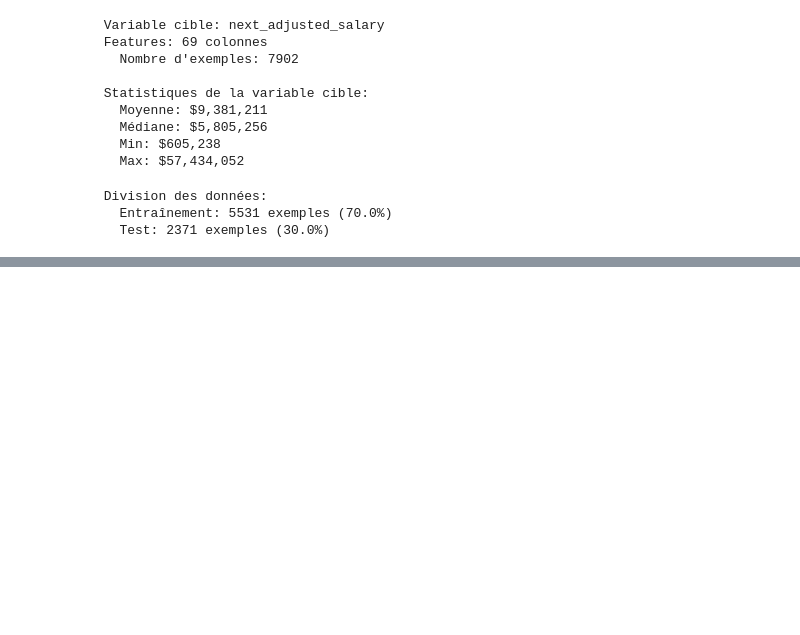
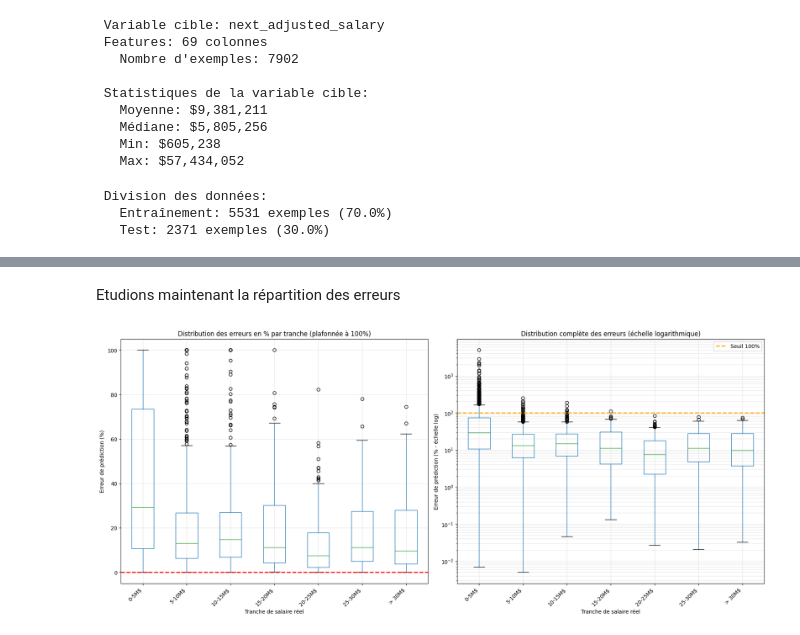
Before and after one commit to ElliotLunati/NBA_stats, a Jupyter notebook: main_elliot.ipynb, the cells around one changed output, grey strips where cells are left out. Drawn from its saved outputs; the diff is of its cells as text; code cells hidden in the pictures; blank space fills up the shorter version.

Commit message:
Approfondissement de l'analyse du modèle RandomForest sur la prédiction des salaires

```diff
--- a/main_elliot.ipynb
+++ b/main_elliot.ipynb
@@ -36,9 +41,9 @@ Aperçu des colonnes:
 # %%
-# Afficher les infos du dataframe
+# On regarde le nombre de personnes par tranche de salaire ajusté (ajusté à l'inflation)
 
 # Créer des tranches de salaire personnalisées
-salary_brackets = [0, 300000, 1000000, 5000000, 10000000, 15000000, 20000000, 25000000, 30000000, 35000000, 40000000, 45000000, 50000000, float('inf')]
-salary_bracket_labels = ['<300K', '300K-1M', '1M-5M', '5M-10M', '10M-15M', '15M-20M', '20M-25M', '25M-30M', '30M-35M', '35M-40M', '40M-45M', '45M-50M', '>50M']
+salary_brackets = [0, 600000, 1000000, 5000000, 10000000, 15000000, 20000000, 25000000, 30000000, 35000000, 40000000, 45000000, 50000000, float('inf')]
+salary_bracket_labels = ['<600K', '600K-1M', '1M-5M', '5M-10M', '10M-15M', '15M-20M', '20M-25M', '25M-30M', '30M-35M', '35M-40M', '40M-45M', '45M-50M', '>50M']
 
 # Catégoriser les salaires ajustés
 df['salary_bracket'] = pd.cut(df['adjusted_salary'], bins=salary_brackets, labels=salary_bracket_labels, include_lowest=True)
@@ -278,0 +335,54 @@ print("="*60)
+# %% [markdown]
+Etudions maintenant la répartition des erreurs
+# %%
+# Créer des tranches de salaire pour analyser les erreurs
+salary_brackets = [0, 5_000_000, 10_000_000, 15_000_000, 20_000_000, 25_000_000, 30_000_000, float('inf')]
+salary_bracket_labels = ['0-5M$', '5-10M$', '10-15M$', '15-20M$', '20-25M$', '25-30M$', '> 30M$']
+
+# Binning des salaires de test
+y_test_binned = pd.cut(y_test, bins=salary_brackets, labels=salary_bracket_labels)
+
+# Calculer les erreurs en pourcentage (plafonnées à 100%)
+error_pct = (errors.abs() / y_test) * 100
+error_pct = error_pct.clip(upper=100)  # Plafonner à 100%
+
+# Créer le DataFrame d'analyse
+error_analysis_pct = pd.DataFrame({
+    'error_pct': error_pct,
+    'salary_range': y_test_binned
+})
+
+# Créer deux subplots pour mieux visualiser
+fig, (ax1, ax2) = plt.subplots(1, 2, figsize=(18, 8))
+
+# Graphique 1: Vue normale (plafonnée à 100%)
+error_analysis_pct.boxplot(column='error_pct', by='salary_range', ax=ax1)
+ax1.set_xlabel('Tranche de salaire réel')
+ax1.set_ylabel('Erreur de prédiction (%)')
+ax1.set_title('Distribution des erreurs en % par tranche (plafonnée à 100%)')
+ax1.set_xticklabels(ax1.get_xticklabels(), rotation=45, ha='right')
+ax1.axhline(y=0, color='r', linestyle='--', linewidth=2)
+ax1.set_ylim(-5, 105)
+ax1.grid(True, alpha=0.3)
+
+# Graphique 2: Vue complète (erreurs non plafonnées)
+error_pct_full = (errors.abs() / y_test) * 100  # Sans plafonnement
+error_analysis_full = pd.DataFrame({
+    'error_pct': error_pct_full,
+    'salary_range': y_test_binned
+})
+error_analysis_full.boxplot(column='error_pct', by='salary_range', ax=ax2)
+ax2.set_xlabel('Tranche de salaire réel')
+ax2.set_ylabel('Erreur de prédiction (% - échelle log)')
+ax2.set_title('Distribution complète des erreurs (échelle logarithmique)')
+ax2.set_xticklabels(ax2.get_xticklabels(), rotation=45, ha='right')
+ax2.set_yscale('log')  # Échelle logarithmique pour voir les extrêmes
+ax2.axhline(y=100, color='orange', linestyle='--', linewidth=2, label='Seuil 100%')
+ax2.grid(True, alpha=0.3, which='both')
+ax2.legend()
+
+plt.suptitle('')
+plt.tight_layout()
+plt.show()
+# %% [output]
+[figure, added]
```
Also changed, not shown: parts of 60 cells of this notebook, 1 other file.
